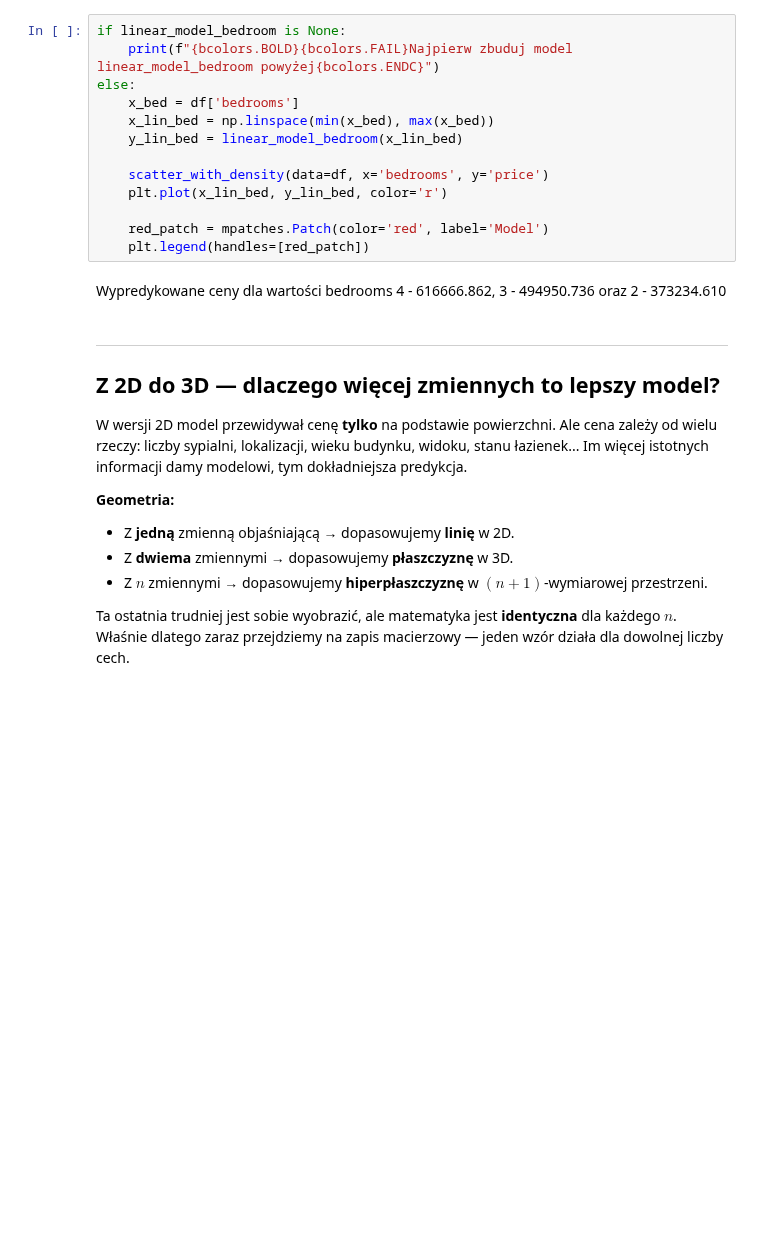
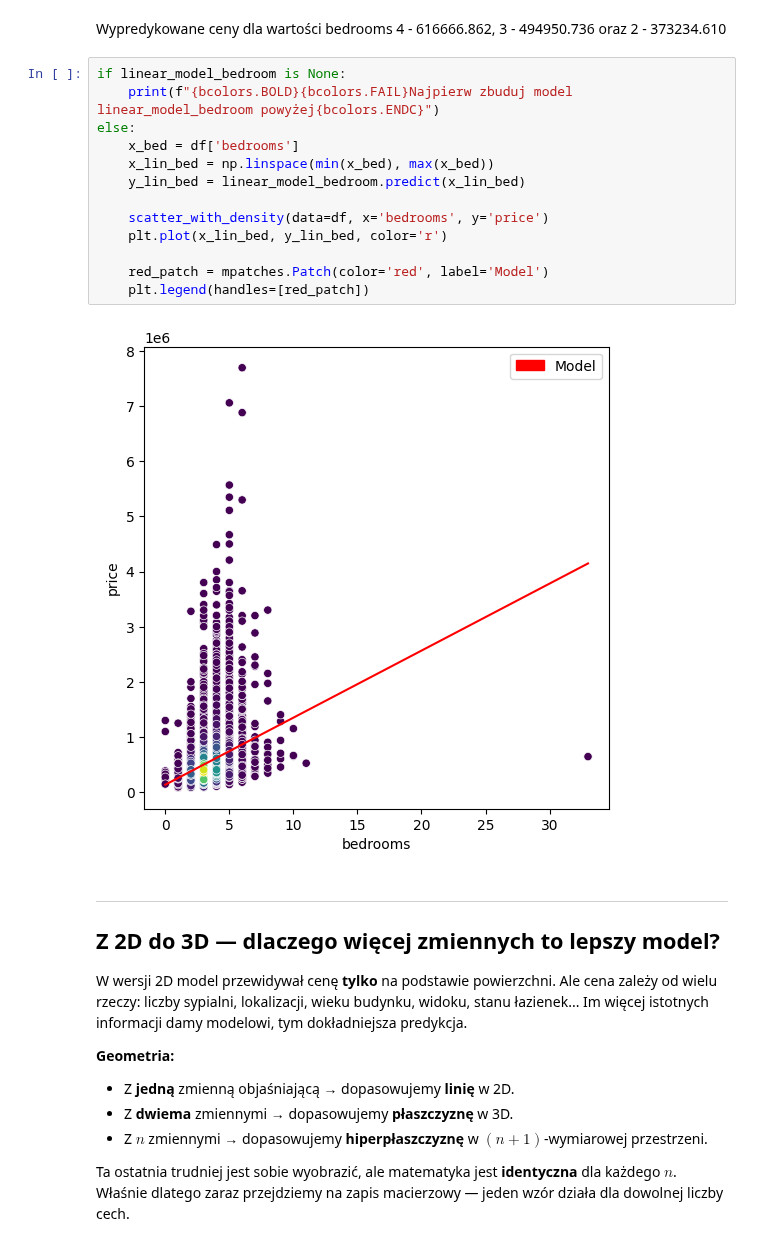
Before and after one commit to NXTRSS/MachineLearningCourse, a Jupyter notebook: Regresja_liniowa_rozszerzona.ipynb, the cells around one changed output. Cells and saved outputs as stored; diff of their text form; blank space fills up the shorter version.

```diff
--- a/Regresja_liniowa_rozszerzona.ipynb
+++ b/Regresja_liniowa_rozszerzona.ipynb
@@ -635,21 +643,23 @@ result = linear_model_bedroom.predict([4, 3, 2])
 print(f"Wypredykowane ceny dla wartości bedrooms 4 - {result[0]:.3f}, 3 - {result[1]:.3f} oraz 2 - {result[2]:.3f}")
 # %% [output]
 Wypredykowane ceny dla wartości bedrooms 4 - 616666.862, 3 - 494950.736 oraz 2 - 373234.610
-# %%
-if linear_model_bedroom is None:
-    print(f"{bcolors.BOLD}{bcolors.FAIL}Najpierw zbuduj model linear_model_bedroom powyżej{bcolors.ENDC}")
-else:
-    x_bed = df['bedrooms']
-    x_lin_bed = np.linspace(min(x_bed), max(x_bed))
-    y_lin_bed = linear_model_bedroom(x_lin_bed)
-
-    scatter_with_density(data=df, x='bedrooms', y='price')
-    plt.plot(x_lin_bed, y_lin_bed, color='r')
-
-    red_patch = mpatches.Patch(color='red', label='Model')
-    plt.legend(handles=[red_patch])
 # %% [markdown]
 <span style="font-family:Monospace">Wypredykowane ceny dla wartości bedrooms 4 - 616666.862, 3 - 494950.736 oraz 2 - 373234.610</span>
+# %%
+if linear_model_bedroom is None:
+    print(f"{bcolors.BOLD}{bcolors.FAIL}Najpierw zbuduj model linear_model_bedroom powyżej{bcolors.ENDC}")
+else:
+    x_bed = df['bedrooms']
+    x_lin_bed = np.linspace(min(x_bed), max(x_bed))
+    y_lin_bed = linear_model_bedroom.predict(x_lin_bed)
+
+    scatter_with_density(data=df, x='bedrooms', y='price')
+    plt.plot(x_lin_bed, y_lin_bed, color='r')
+
+    red_patch = mpatches.Patch(color='red', label='Model')
+    plt.legend(handles=[red_patch])
+# %% [output]
+[figure, added]
 # %% [markdown]
 ---
 
```
Also changed, not shown: parts of 2 cells of this notebook.
